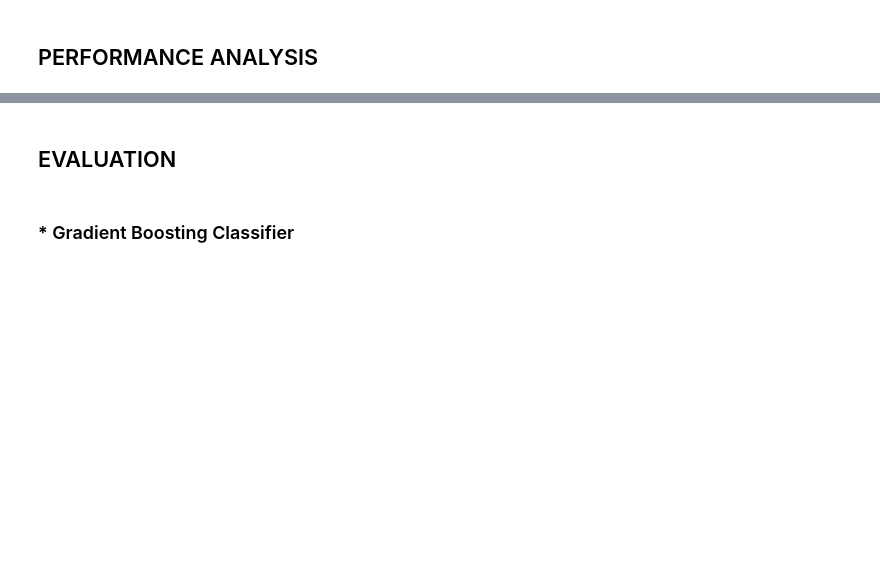
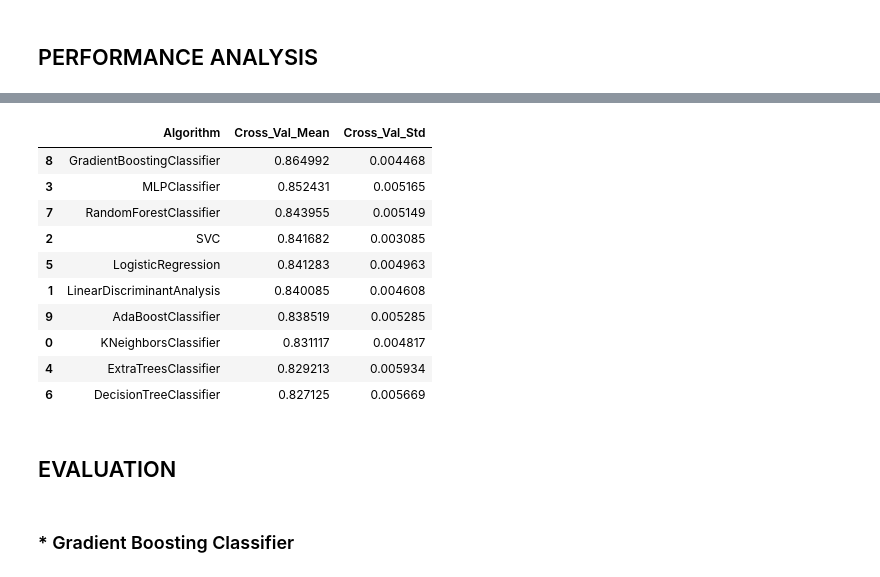
Before and after one commit to jhanv/DataScienceProjects, a Jupyter notebook: INCOME/income_model.ipynb, the cells around one changed output, grey strips where cells are left out. Saved outputs shown, nothing was run; the diff lists cells and outputs as text; code cells hidden in the pictures; blank space fills up the shorter version.

```diff
--- a/INCOME/income_model.ipynb
+++ b/INCOME/income_model.ipynb
@@ -128,5 +141,17 @@ for classifier in classifiers :
 # %%
-# cv_df.sort_values(by = 'Cross_Val_Mean', ascending = False)
+cv_df.sort_values(by = 'Cross_Val_Mean', ascending = False)
+# %% [output]
+|  | Algorithm | Cross_Val_Mean | Cross_Val_Std |
+| 8 | GradientBoostingClassifier | 0.864992 | 0.004468 |
+| 3 | MLPClassifier | 0.852431 | 0.005165 |
+| 7 | RandomForestClassifier | 0.843955 | 0.005149 |
+| 2 | SVC | 0.841682 | 0.003085 |
+| 5 | LogisticRegression | 0.841283 | 0.004963 |
+| 1 | LinearDiscriminantAnalysis | 0.840085 | 0.004608 |
+| 9 | AdaBoostClassifier | 0.838519 | 0.005285 |
+| 0 | KNeighborsClassifier | 0.831117 | 0.004817 |
+| 4 | ExtraTreesClassifier | 0.829213 | 0.005934 |
+| 6 | DecisionTreeClassifier | 0.827125 | 0.005669 |
 # %% [markdown]
 ## EVALUATION
 # %%
```
Also changed, not shown: parts of 3 cells of this notebook, 2 other files.
